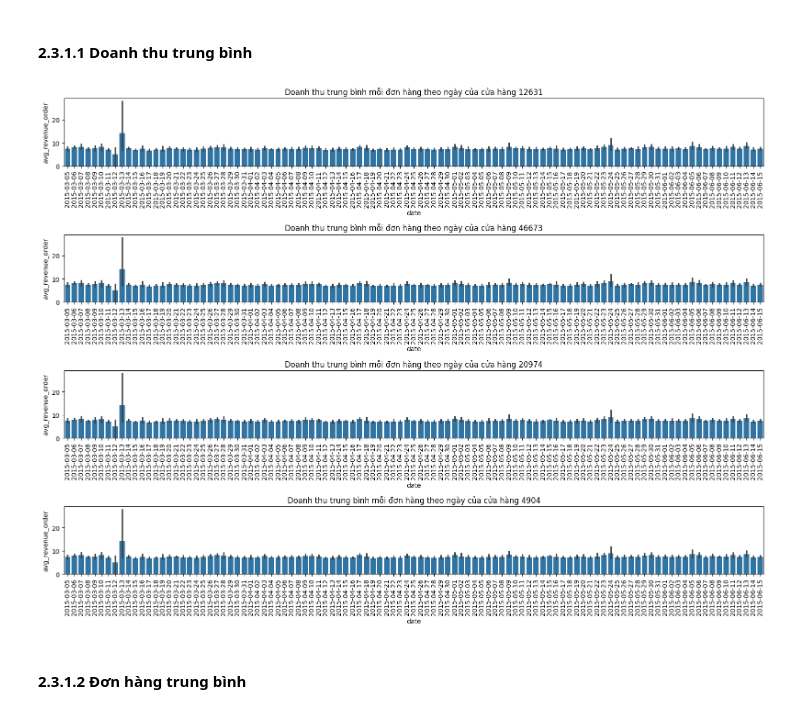
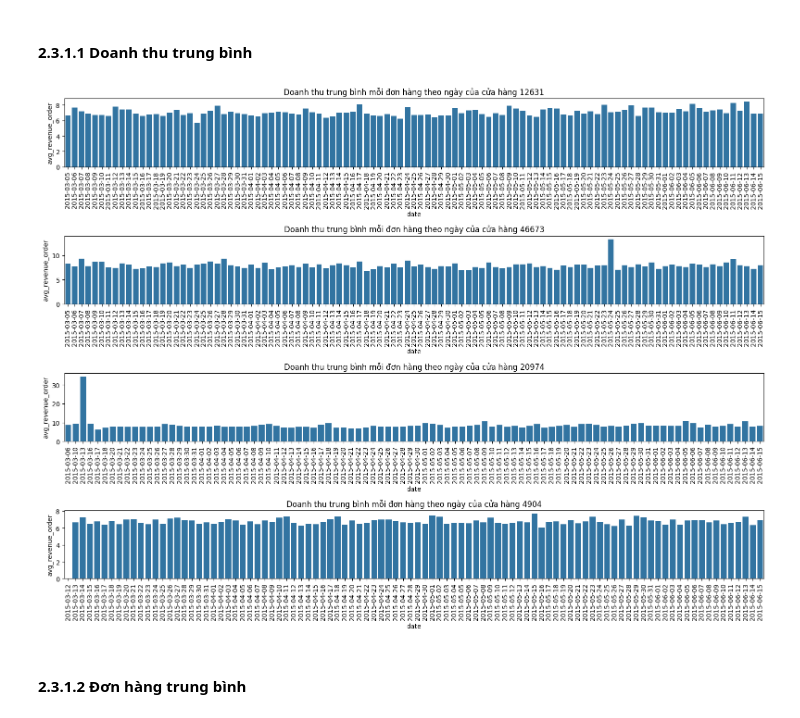
Before and after one commit to isharedigital/finalproject_data-science, a Jupyter notebook: notebooks/final/analysis/01_revenue_analysis.ipynb, the cells around one changed output. Cells and saved outputs as stored; diff of their text form; code cells hidden in the pictures.

```diff
--- a/notebooks/final/analysis/01_revenue_analysis.ipynb
+++ b/notebooks/final/analysis/01_revenue_analysis.ipynb
@@ -351,18 +351,18 @@ array([12631, 46673, 20974,  4904])
 # %%
 plt.figure(figsize=(16, 12))
 
 for index, store in enumerate(store_number, start=1):
   plt.subplot(4, 1, index)
-  sns.barplot(data=group_by_day_store,
+  sns.barplot(data=group_by_day_store[group_by_day_store['StoreNumber'] == store],
               x='date',
               y='avg_revenue_order')
   plt.xticks(rotation=90, ha='center')
   plt.title(f"Doanh thu trung bình mỗi đơn hàng theo ngày của cửa hàng {store}")
 
 plt.tight_layout()
 plt.show()
 # %% [output]
-[figure, old version]
+[figure, new version]
 # %% [markdown]
 #### 2.3.1.2 Đơn hàng trung bình
 # %%
```
Also changed, not shown: parts of 11 cells of this notebook.
